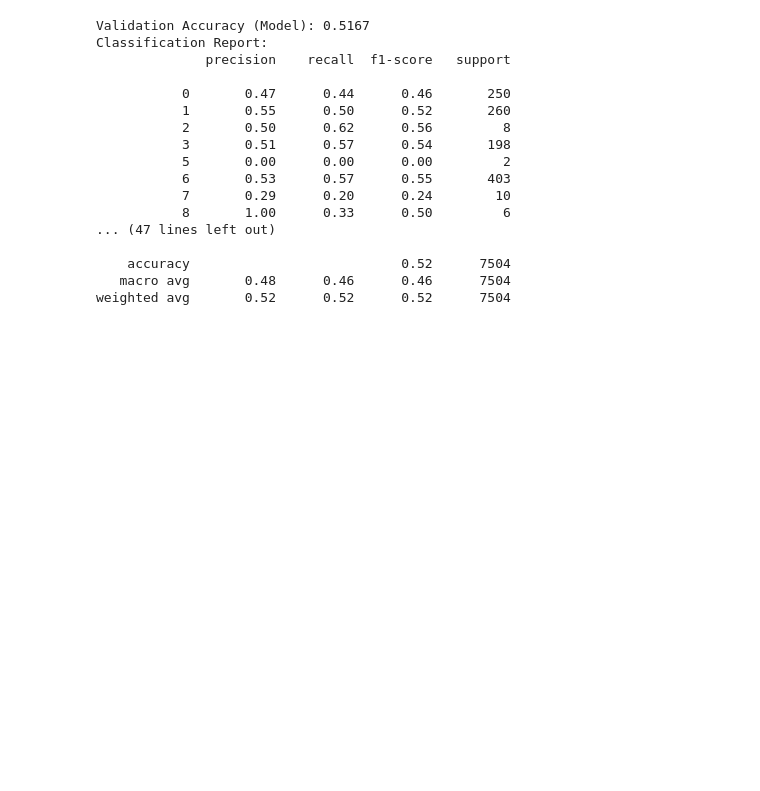
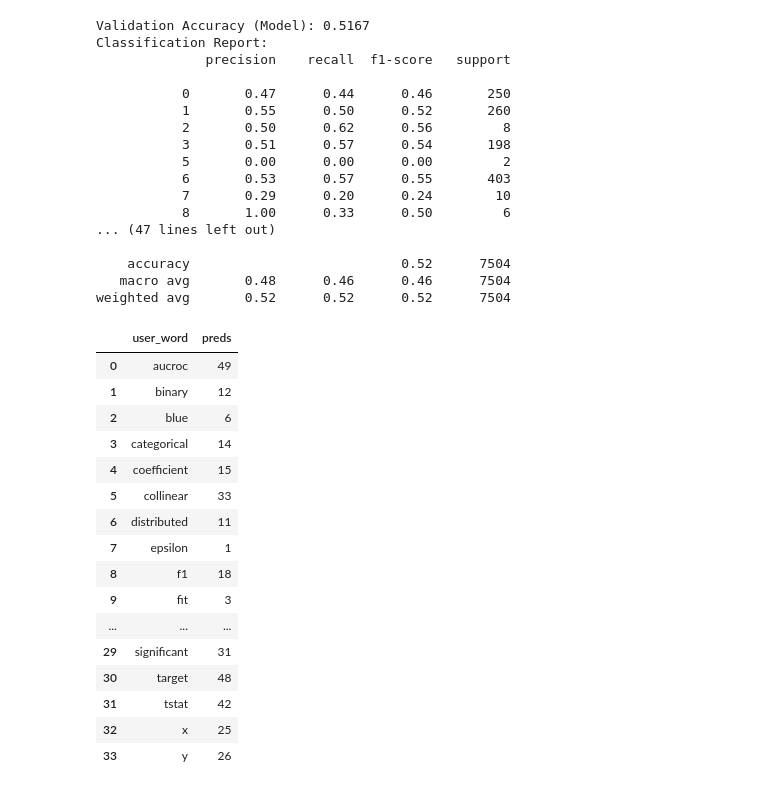
Before and after one commit to Artemjzhukov/ML_Projects_Courses, a Jupyter notebook: ODS/Autumn 2025/8 Final competition/my_decision_for_competition.ipynb, the cells around one changed output. Cells and saved outputs as stored; diff of their text form; code cells hidden in the pictures; blank space fills up the shorter version.

Commit message:
probab uniq

```diff
--- a/ODS/Autumn 2025/8 Final competition/my_decision_for_competition.ipynb
+++ b/ODS/Autumn 2025/8 Final competition/my_decision_for_competition.ipynb
@@ -211,3 +211,55 @@ final_mapping = mapping_df.groupby('user_word')['preds'] \
 
 # Сохраняем результат
 final_mapping.to_csv('answer_final.csv', index=False)
+# %%
+# Рассчитываем вероятности (частоты) для каждой пары letter_id - predicted_id
+prob_df = mapping_df.groupby(['letter_id', 'predicted_id']).size().reset_index(name='count')
+prob_df['probability'] = prob_df['count'] / prob_df.groupby('letter_id')['count'].transform('sum')
+
+# Сортируем по убыванию вероятности для каждого letter_id
+prob_df = prob_df.sort_values(['letter_id', 'probability'], ascending=[True, False])
+
+# Создаем словарь для финального соответствия и множество использованных predicted_id
+final_mapping_dict = {}
+used_predicted_ids = set()
+
+# Обрабатываем каждый letter_id в порядке убывания максимальной вероятности
+for letter_id in prob_df['letter_id'].unique():
+    # Получаем доступные варианты для текущего letter_id (еще не использованные)
+    available = prob_df[
+        (prob_df['letter_id'] == letter_id) &
+        (~prob_df['predicted_id'].isin(used_predicted_ids))
+    ]
+
+    if not available.empty:
+        # Выбираем вариант с максимальной вероятностью
+        selected = available.iloc[0]
+        final_mapping_dict[letter_id] = selected['predicted_id']
+        used_predicted_ids.add(selected['predicted_id'])
+    else:
+        # Если все варианты уже использованы другими letter_id
+        final_mapping_dict[letter_id] = -999
+
+# Преобразуем в DataFrame
+final_map = pd.DataFrame(list(final_mapping_dict.items()),
+                             columns=['user_word', 'preds'])
+
+final_map
+# %% [output]
+|  | user_word | preds |
+| 0 | aucroc | 49 |
+| 1 | binary | 12 |
+| 2 | blue | 6 |
+| 3 | categorical | 14 |
+| 4 | coefficient | 15 |
+| 5 | collinear | 33 |
+| 6 | distributed | 11 |
+| 7 | epsilon | 1 |
+| 8 | f1 | 18 |
+| 9 | fit | 3 |
+| ... | ... | ... |
+| 29 | significant | 31 |
+| 30 | target | 48 |
+| 31 | tstat | 42 |
+| 32 | x | 25 |
+| 33 | y | 26 |
```
Also changed, not shown: parts of 1 cell of this notebook, 1 other file.
